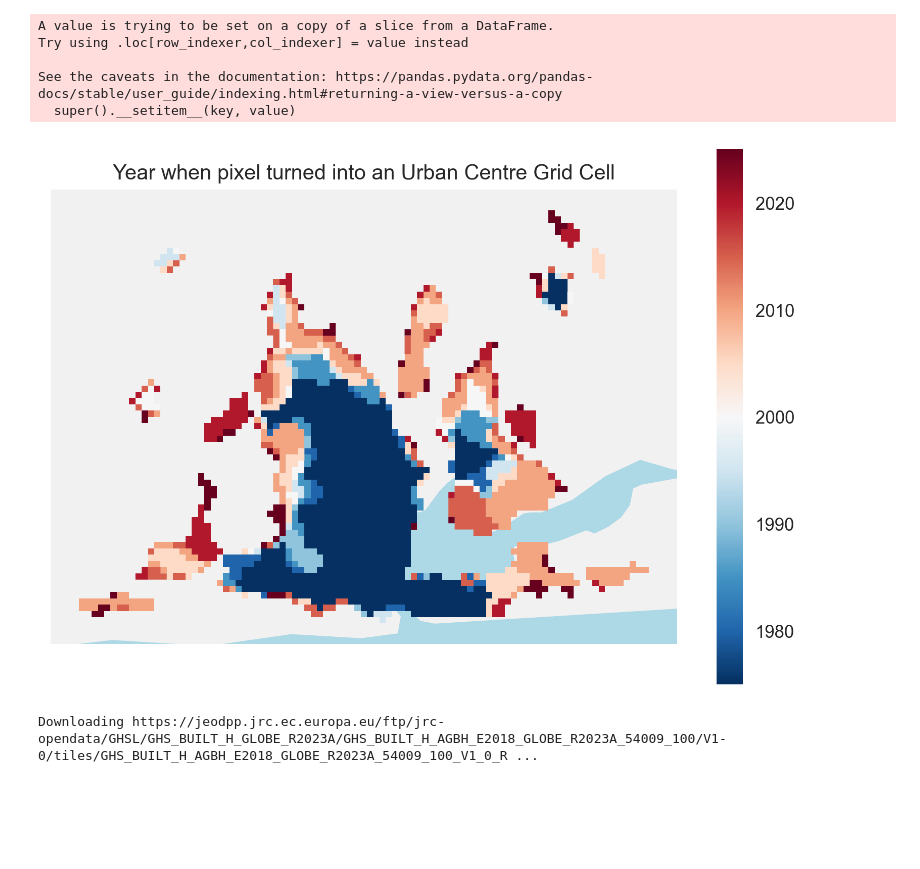
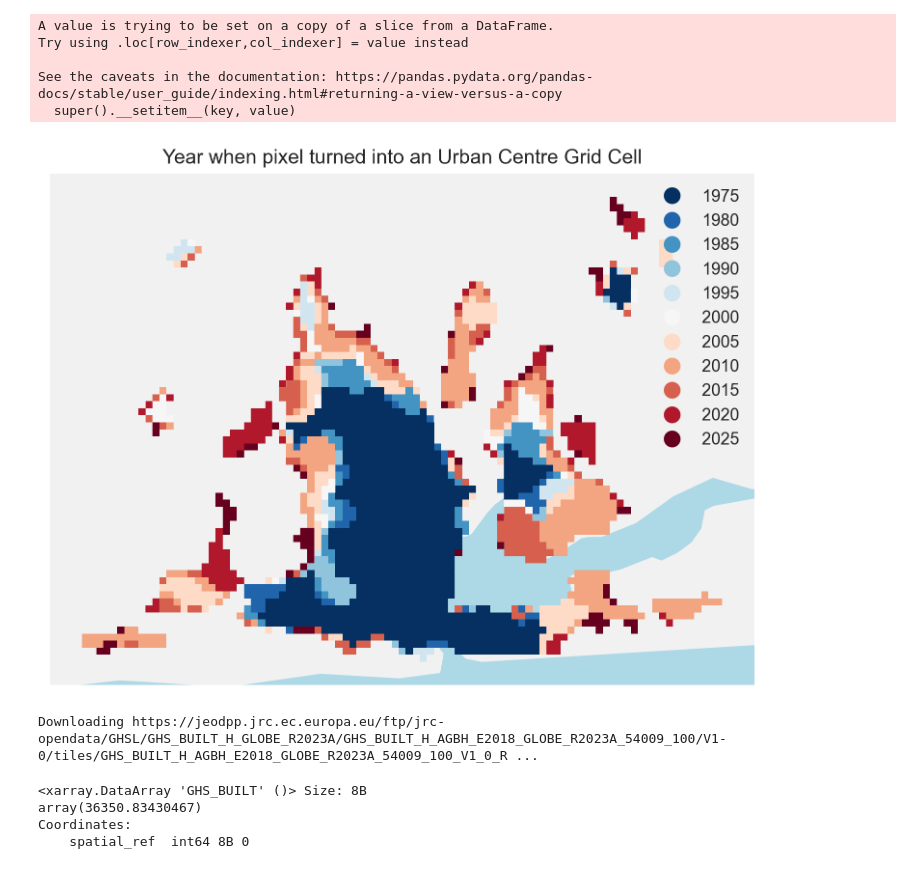
Before and after one commit to jeronimoluza/ghslpy, a Jupyter notebook: notebooks/lagos_example.ipynb, the cells around one changed output. Saved outputs shown, nothing was run; the diff lists cells and outputs as text; code cells hidden in the pictures; blank space fills up the shorter version.

Commit message:
exploring interactive plotting

```diff
--- a/notebooks/lagos_example.ipynb
+++ b/notebooks/lagos_example.ipynb
@@ -433,4 +452,6 @@ Downloading https://jeodpp.jrc.ec.europa.eu/ftp/jrc-opendata/GHSL/GHS_SMOD_GLOBE
 # %% [markdown]
 ##
 # %%
-vectors = ghslpy.vectorize(ghs_smod)
+vectors = ghslpy.vectorize(ghs_smod, classify=True)
+# %%
+vectors['area_m2'] = vectors.geometry.to_crs(3857).area
@@ -485,16 +562,17 @@ See the caveats in the documentation: https://pandas.pydata.org/pandas-docs/stab
 # %%
 moll = ccrs.Mollweide()
 fig, ax = plt.subplots(dpi=250, subplot_kw={"projection":moll})
-yot.to_crs(moll).plot('year', cmap="RdBu_r", legend=True, ax = ax)
+#buffered.boundary.to_crs(moll).plot(ax=ax, color='lightgray')
+yot.to_crs(moll).plot('year', cmap="RdBu_r",categorical=True, legend=True, ax = ax)
 ax.set_title('Year when pixel turned into an Urban Centre Grid Cell')
 ax.axis('off')
 # Add background features
 ax.add_feature(cfeature.OCEAN, facecolor='lightblue')
 ax.add_feature(cfeature.LAND, facecolor='lightgray', alpha=0.3)
 plt.savefig('../assets/smod_year_of_transition.png')
 plt.show()
 # %% [output]
-[figure, old version]
+[figure, new version]
 # %%
 height = ghslpy.download(
     products=["GHS-BUILT-H"],
@@ -506,0 +590,7 @@ Downloading https://jeodpp.jrc.ec.europa.eu/ftp/jrc-opendata/GHSL/GHS_BUILT_H_GL
+# %%
+dif.GHS_BUILT.mean()
+# %% [output]
+<xarray.DataArray 'GHS_BUILT' ()> Size: 8B
+array(36350.83430467)
+Coordinates:
+    spatial_ref  int64 8B 0
```
Also changed, not shown: parts of 16 cells of this notebook, 23 other files.
